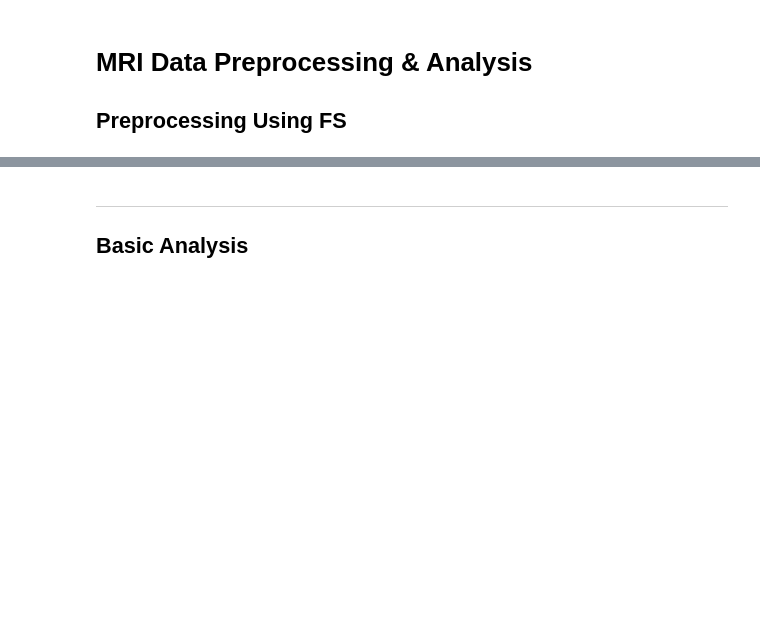
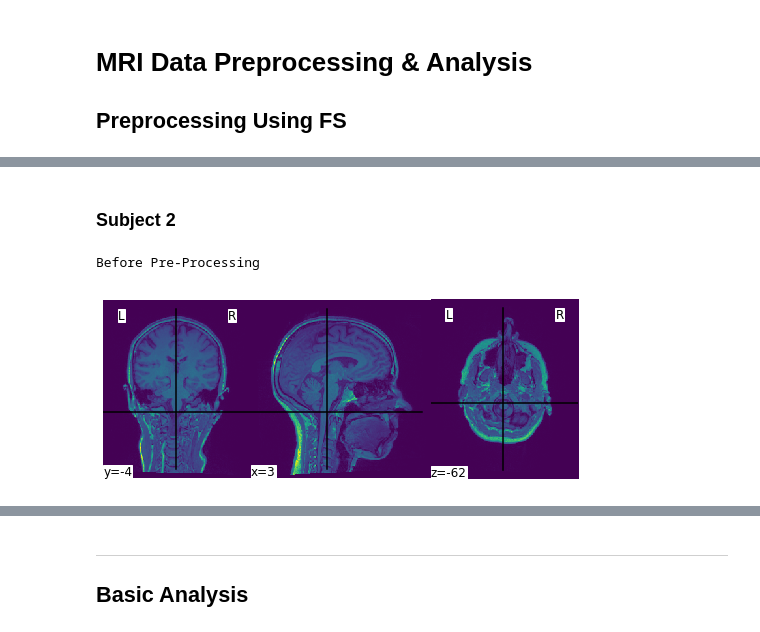
Before and after one commit to ahmedtarek-/MRI-Data-Analysis, a Jupyter notebook: Particpants Data Analysis.ipynb, the cells around one changed output, grey strips where cells are left out. Cells and saved outputs as stored; diff of their text form; code cells hidden in the pictures; blank space fills up the shorter version.

```diff
--- a/Particpants Data Analysis.ipynb
+++ b/Particpants Data Analysis.ipynb
@@ -20,0 +33,11 @@ plt.show()
+# %% [markdown]
+### Subject 2
+# %%
+brain_vol = nib.load('DATA_BIDS/sub-0002/anat/sub-0002_T1w.nii')
+
+print("Before Pre-Processing")
+plotting.plot_img(brain_vol)
+plt.show()
+# %% [output]
+Before Pre-Processing
+[figure, added]
```
Also changed, not shown: parts of 6 cells of this notebook, 3 other files.
